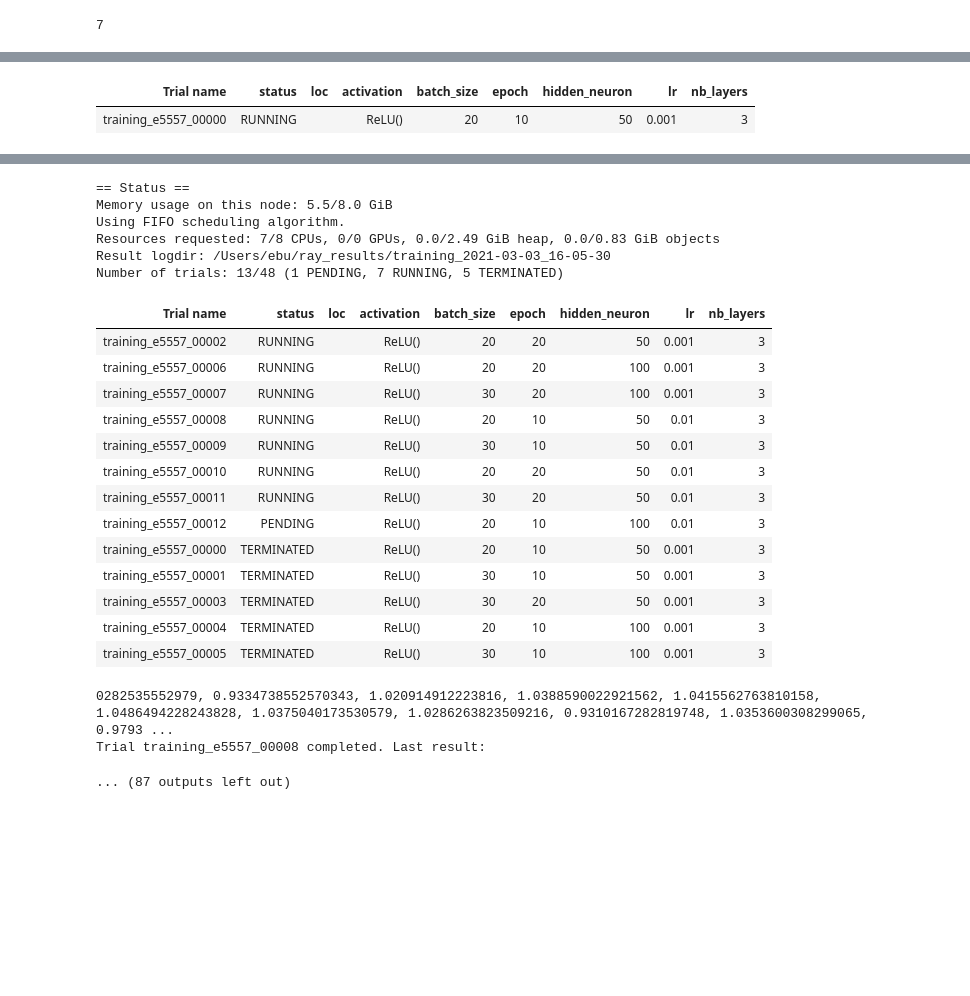
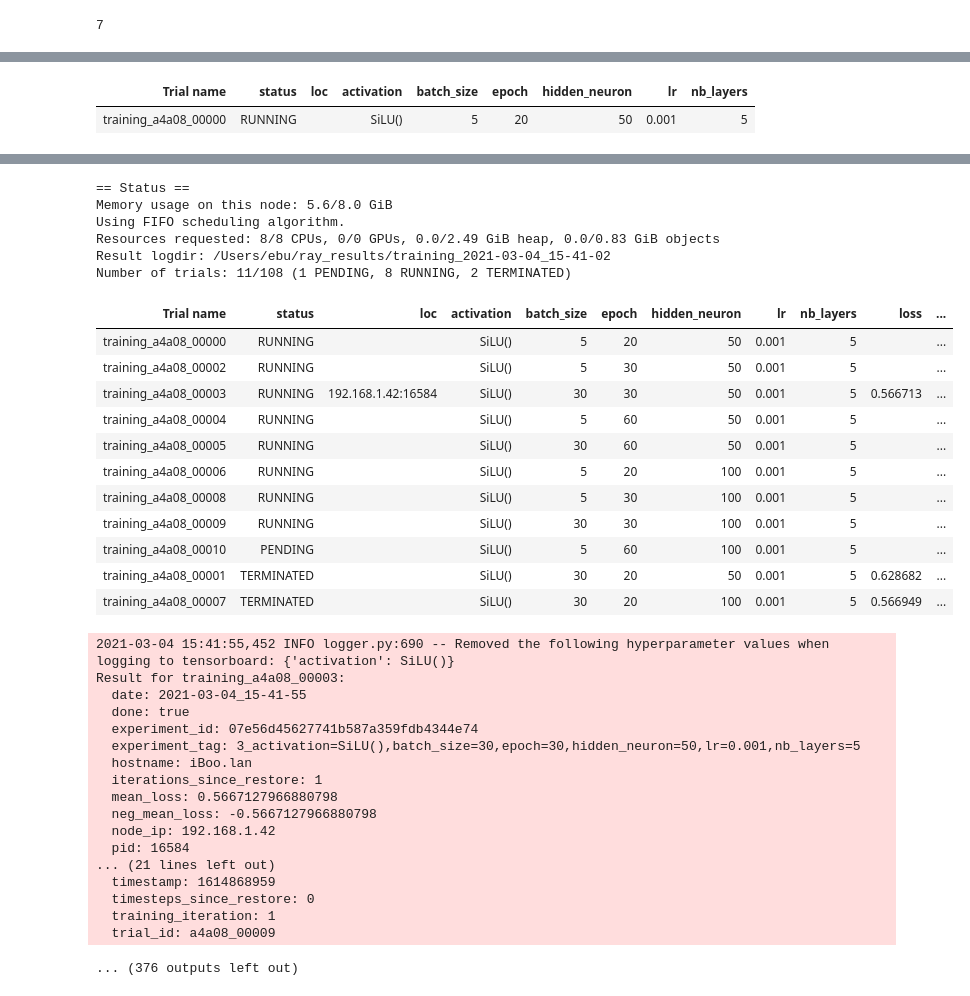
Before and after one commit to EbubekirKocadag/DL-wine-quality, a Jupyter notebook: pytorch_second_version.ipynb, the cells around one changed output, grey strips where cells are left out. Cells and saved outputs as stored; diff of their text form; code cells hidden in the pictures; blank space fills up the shorter version.

```diff
--- a/pytorch_second_version.ipynb
+++ b/pytorch_second_version.ipynb
@@ -180,18 +180,17 @@ def training(config):
                 running_loss = 0.0
 
             batch_nb+= 1
-    print(loss_list)
-    #acc_train = test(X_train, y_train, config)
-    #acc_test = test(X_test, y_test, config)
-    #tune.report(acc_train=acc_train, acc_test=acc_test)
+    graph_loss = []
+    graph_loss.append(loss_list)
+    tune.report(mean_loss=abs(loss_list[len(loss_list)-1]))
 # %%
 search_space = {
-    "lr": tune.grid_search([0.001, 0.01, 0.1]),
-    "hidden_neuron": tune.grid_search([50, 100]),
-    "epoch": tune.grid_search([10, 20]),
-    "batch_size": tune.grid_search([20, 30]),
-    "nb_layers": tune.grid_search([3, 5]),
-    "activation": tune.grid_search([nn.ReLU()])
+    "lr": tune.grid_search([0.001, 0.01]),
+    "hidden_neuron": tune.grid_search([50, 100, 200]),
+    "epoch": tune.grid_search([20, 30, 60]),
+    "batch_size": tune.grid_search([5, 30]),
+    "nb_layers": tune.grid_search([5, 6, 7]),
+    "activation": tune.grid_search([nn.SiLU()])
 }
 analysis = tune.run(training, config=search_space)
 # %% [output]
@@ -204,2 +203,2 @@ Number of trials: 1/48 (1 RUNNING)
 | Trial name | status | loc | activation | batch_size | epoch | hidden_neuron | lr | nb_layers |
-| training_e5557_00000 | RUNNING |  | ReLU() | 20 | 10 | 50 | 0.001 | 3 |
+| training_a4a08_00000 | RUNNING |  | SiLU() | 5 | 20 | 50 | 0.001 | 5 |
@@ -248,24 +289,37 @@ Trial training_e5557_00003 completed. Last result:
 == Status ==
-Memory usage on this node: 5.5/8.0 GiB
+Memory usage on this node: 5.6/8.0 GiB
 Using FIFO scheduling algorithm.
-Resources requested: 7/8 CPUs, 0/0 GPUs, 0.0/2.49 GiB heap, 0.0/0.83 GiB objects
-Result logdir: /Users/ebu/ray_results/training_2021-03-03_16-05-30
-Number of trials: 13/48 (1 PENDING, 7 RUNNING, 5 TERMINATED)
+Resources requested: 8/8 CPUs, 0/0 GPUs, 0.0/2.49 GiB heap, 0.0/0.83 GiB objects
+Result logdir: /Users/ebu/ray_results/training_2021-03-04_15-41-02
+Number of trials: 11/108 (1 PENDING, 8 RUNNING, 2 TERMINATED)
-| Trial name | status | loc | activation | batch_size | epoch | hidden_neuron | lr | nb_layers |
-| training_e5557_00002 | RUNNING |  | ReLU() | 20 | 20 | 50 | 0.001 | 3 |
-| training_e5557_00006 | RUNNING |  | ReLU() | 20 | 20 | 100 | 0.001 | 3 |
-| training_e5557_00007 | RUNNING |  | ReLU() | 30 | 20 | 100 | 0.001 | 3 |
-| training_e5557_00008 | RUNNING |  | ReLU() | 20 | 10 | 50 | 0.01 | 3 |
-| training_e5557_00009 | RUNNING |  | ReLU() | 30 | 10 | 50 | 0.01 | 3 |
-| training_e5557_00010 | RUNNING |  | ReLU() | 20 | 20 | 50 | 0.01 | 3 |
-| training_e5557_00011 | RUNNING |  | ReLU() | 30 | 20 | 50 | 0.01 | 3 |
-| training_e5557_00012 | PENDING |  | ReLU() | 20 | 10 | 100 | 0.01 | 3 |
-| training_e5557_00000 | TERMINATED |  | ReLU() | 20 | 10 | 50 | 0.001 | 3 |
-| training_e5557_00001 | TERMINATED |  | ReLU() | 30 | 10 | 50 | 0.001 | 3 |
-| training_e5557_00003 | TERMINATED |  | ReLU() | 30 | 20 | 50 | 0.001 | 3 |
-| training_e5557_00004 | TERMINATED |  | ReLU() | 20 | 10 | 100 | 0.001 | 3 |
-| training_e5557_00005 | TERMINATED |  | ReLU() | 30 | 10 | 100 | 0.001 | 3 |
+| Trial name | status | loc | activation | batch_size | epoch | hidden_neuron | lr | nb_layers | loss | ... |
+| training_a4a08_00000 | RUNNING |  | SiLU() | 5 | 20 | 50 | 0.001 | 5 |  | ... |
+| training_a4a08_00002 | RUNNING |  | SiLU() | 5 | 30 | 50 | 0.001 | 5 |  | ... |
+| training_a4a08_00003 | RUNNING | 192.168.1.42:16584 | SiLU() | 30 | 30 | 50 | 0.001 | 5 | 0.566713 | ... |
+| training_a4a08_00004 | RUNNING |  | SiLU() | 5 | 60 | 50 | 0.001 | 5 |  | ... |
+| training_a4a08_00005 | RUNNING |  | SiLU() | 30 | 60 | 50 | 0.001 | 5 |  | ... |
+| training_a4a08_00006 | RUNNING |  | SiLU() | 5 | 20 | 100 | 0.001 | 5 |  | ... |
+| training_a4a08_00008 | RUNNING |  | SiLU() | 5 | 30 | 100 | 0.001 | 5 |  | ... |
+| training_a4a08_00009 | RUNNING |  | SiLU() | 30 | 30 | 100 | 0.001 | 5 |  | ... |
+| training_a4a08_00010 | PENDING |  | SiLU() | 5 | 60 | 100 | 0.001 | 5 |  | ... |
+| training_a4a08_00001 | TERMINATED |  | SiLU() | 30 | 20 | 50 | 0.001 | 5 | 0.628682 | ... |
+| training_a4a08_00007 | TERMINATED |  | SiLU() | 30 | 20 | 100 | 0.001 | 5 | 0.566949 | ... |
-0282535552979, 0.9334738552570343, 1.020914912223816, 1.0388590022921562, 1.0415562763810158, 1.0486494228243828, 1.0375040173530579, 1.0286263823509216, 0.9310167282819748, 1.0353600308299065, 0.9793 ...
-Trial training_e5557_00008 completed. Last result:
+2021-03-04 15:41:55,452 INFO logger.py:690 -- Removed the following hyperparameter values when logging to tensorboard: {'activation': SiLU()}
+Result for training_a4a08_00003:
+  date: 2021-03-04_15-41-55
+  done: true
+  experiment_id: 07e56d45627741b587a359fdb4344e74
+  experiment_tag: 3_activation=SiLU(),batch_size=30,epoch=30,hidden_neuron=50,lr=0.001,nb_layers=5
+  hostname: iBoo.lan
+  iterations_since_restore: 1
+  mean_loss: 0.5667127966880798
+  neg_mean_loss: -0.5667127966880798
+  node_ip: 192.168.1.42
+  pid: 16584
+... (21 lines left out)
+  timestamp: 1614868959
+  timesteps_since_restore: 0
+  training_iteration: 1
+  trial_id: a4a08_00009
-... (87 outputs left out)
+... (376 outputs left out)
 # %%
```
Also changed, not shown: parts of 5 cells of this notebook.
